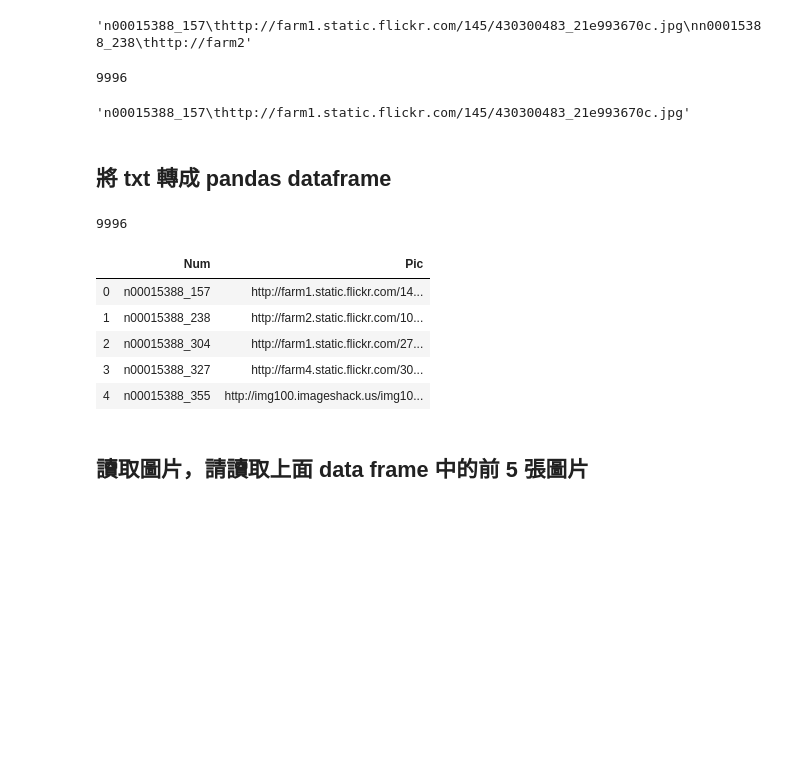
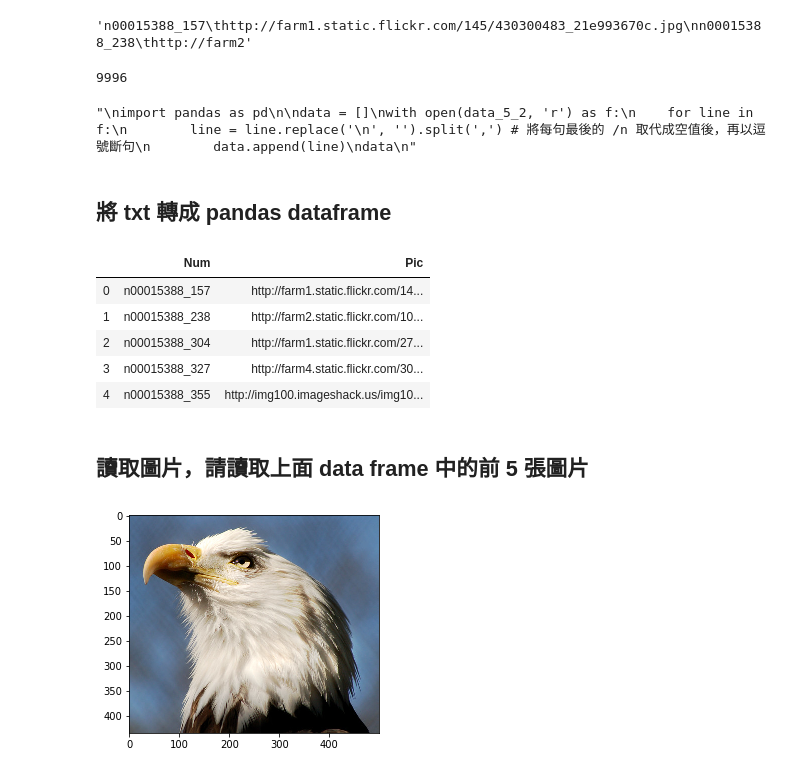
Before and after one commit to Oo1ongCha/4th-ML100Days, a Jupyter notebook: Homework/D5~D21/Day_005/Day_005.ipynb, the cells around one changed output. Saved outputs shown, nothing was run; the diff lists cells and outputs as text; code cells hidden in the pictures; blank space fills up the shorter version.

```diff
--- a/Homework/D5~D21/Day_005/Day_005.ipynb
+++ b/Homework/D5~D21/Day_005/Day_005.ipynb
@@ -92,9 +92,20 @@ data_5_2sp = data_5_2.split(split_tag)
 #arrange_data= data.split(split_tag)
 print(len(data_5_2sp))
 data_5_2sp[0]
+
+"""
+import pandas as pd
+
+data = []
+with open(data_5_2, 'r') as f:
+    for line in f:
+        line = line.replace('\n', '').split(',') # 將每句最後的 /n 取代成空值後，再以逗號斷句
+        data.append(line)
+data
+"""
 # %% [output]
 9996
-'n00015388_157\thttp://farm1.static.flickr.com/145/430300483_21e993670c.jpg'
+"\nimport pandas as pd\n\ndata = []\nwith open(data_5_2, 'r') as f:\n    for line in f:\n        line = line.replace('\n', '').split(',') # 將每句最後的 /n 取代成空值後，再以逗號斷句\n        data.append(line)\ndata\n"
 # %% [markdown]
 ## 將 txt 轉成 pandas dataframe
 # %%
@@ -103,10 +114,17 @@ import pandas as pd
 num=[]
 pic=[]
 
-for i in range (5):
-    data_5_2sp2 = data_5_2sp[i].split('\t')
-    num.append(data_5_2sp2[0])
-    pic.append(data_5_2sp2[1])
+
+for line in data_5_2sp:
+    data_5_2sp2 = line.split('\t')
+    try:
+        num.append(data_5_2sp2[0])
+    except:
+        num.append("except")
+    try:
+        pic.append(data_5_2sp2[1])
+    except:
+        pic.append("except")
 
 arrange_data={
     "Num":num,
@@ -116,7 +134,6 @@ arrange_data={
 df = pd.DataFrame(arrange_data)
 df.head()
 # %% [output]
-9996
 |  | Num | Pic |
 | 0 | n00015388_157 | http://farm1.static.flickr.com/14... |
 | 1 | n00015388_238 | http://farm2.static.flickr.com/10... |
@@ -128,18 +145,20 @@ df.head()
 # %%
 from PIL import Image
 from io import BytesIO
 import numpy as np
 import matplotlib.pyplot as plt
 
 # 請用 df.loc[...] 得到第一筆資料的連結
-first_link =
+first_link = df.loc[0,'Pic']
 
 response = requests.get(first_link)
 img = Image.open(BytesIO(response.content))
 
 # Convert img to numpy array
 
 plt.imshow(img)
 plt.show()
+# %% [output]
+[figure, added]
 # %%
 def img2arr_fromURLs(url_list, resize = False):
```
Also changed, not shown: parts of 4 cells of this notebook.
